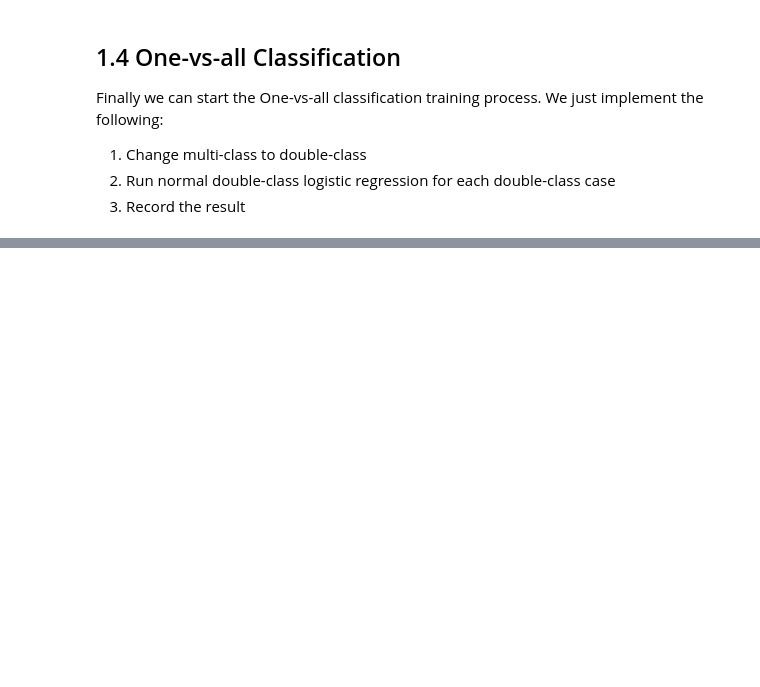
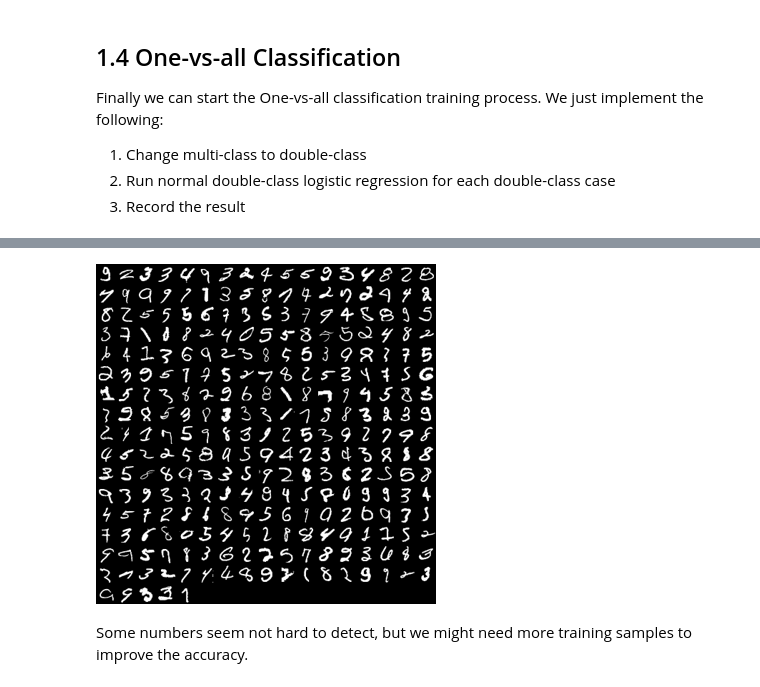
Before and after one commit to xiaohk/machine_learning_julia, a Jupyter notebook: exercise3/exercise3.ipynb, the cells around one changed output, grey strips where cells are left out. Cells and saved outputs as stored; diff of their text form; code cells hidden in the pictures; blank space fills up the shorter version.

```diff
--- a/exercise3/exercise3.ipynb
+++ b/exercise3/exercise3.ipynb
@@ -248,0 +291,14 @@ Finally we can start the One-vs-all classification training process. We just imp
+# %%
+# Multi-class prediction. Parameter x could be either a row vector (1 * 400) or
+# a column vector (400 * 1).
+function predict(x)
+    # Compute the probabilities of each classes
+    sigmoid(z) =  1 / (1 + e ^ (-z))
+    xΘ = size(x, 1) == 1 ? Θ * x' : Θ * x
+    proba = Array{Float64}(NUM)
+    for i in 1:length(proba)
+        proba[i] = sigmoid(xΘ[i])
+    end
+    # Return prediction
+    return find(p -> p == maximum(proba), proba)[1]
+end
@@ -248,0 +309,19 @@ Finally we can start the One-vs-all classification training process. We just imp
+# %%
+# Test using result-known examples, return the correct rate. It also supports
+# returning the example which classifier fails to classify with the wrong
+# class prediction.
+function predict_test(feature::Array{Float64, 2}, value::Array{Float64, 2})
+    correct_num = 0
+    failed = Dict{Int64, Int64}()
+    for t in 1:size(feature, 1)
+        pred =  predict(feature[t, :])
+        if  pred == value[t]
+            correct_num += 1
+        else
+            failed[t] = pred
+        end
+    end
+    return correct_num / size(feature, 1), failed
+end
+
+rate, failed = predict_test(feature, numbers)
@@ -248,0 +352,6 @@ Finally we can start the One-vs-all classification training process. We just imp
+# %%
+display_image([i for i in keys(failed)])
+# %% [output]
+[figure, added]
+# %% [markdown]
+Some numbers seem not hard to detect, but we might need more training samples to improve the accuracy.
```
Also changed, not shown: parts of 27 cells of this notebook.
